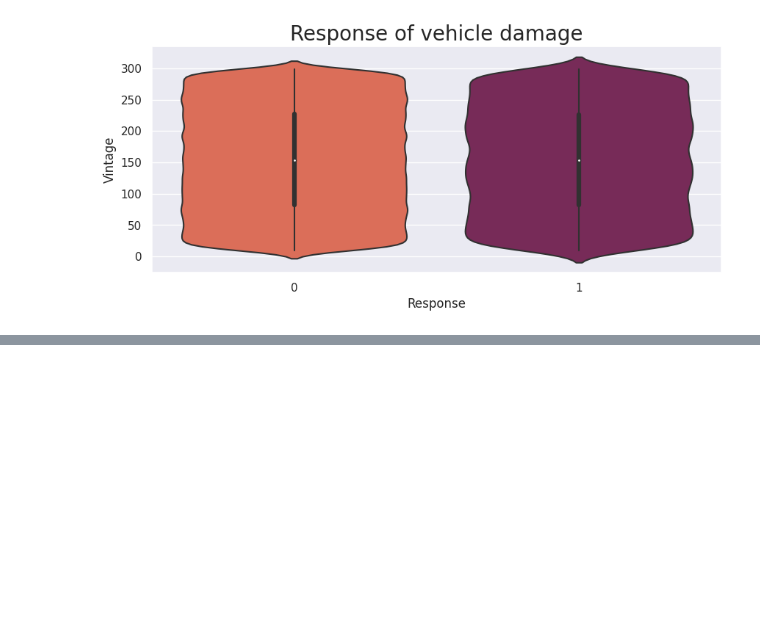
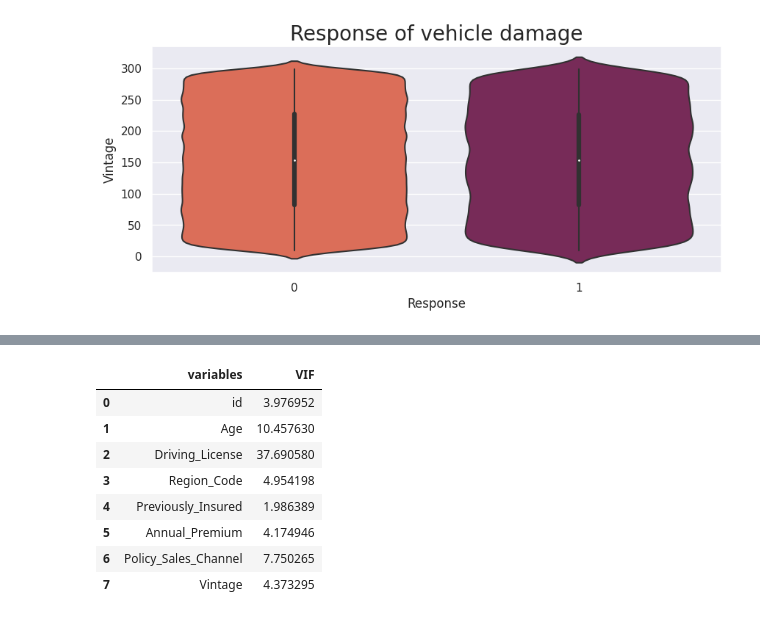
Before and after one commit to shwe-hg/capston-project-on-classification, a Jupyter notebook: project_on_classification(ML).ipynb, the cells around one changed output, grey strips where cells are left out. Saved outputs shown, nothing was run; the diff lists cells and outputs as text; code cells hidden in the pictures; blank space fills up the shorter version.

```diff
--- a/project_on_classification(ML).ipynb
+++ b/project_on_classification(ML).ipynb
@@ -647,0 +656,22 @@ plt.show()
+# %%
+# Finding Multicollinearity
+from statsmodels.stats.outliers_influence import variance_inflation_factor
+
+def cal_vif(X):
+    # Calculating VIF
+   vif = pd.DataFrame()
+   vif["variables"] = X.columns
+   vif["VIF"] = [variance_inflation_factor(X.values, i) for i in range(X.shape[1])]
+   return(vif)
+# %%
+cal_vif(df1[[i for i in df1.describe().columns if i not in ['Response']]])
+# %% [output]
+|  | variables | VIF |
+| 0 | id | 3.976952 |
+| 1 | Age | 10.457630 |
+| 2 | Driving_License | 37.690580 |
+| 3 | Region_Code | 4.954198 |
+| 4 | Previously_Insured | 1.986389 |
+| 5 | Annual_Premium | 4.174946 |
+| 6 | Policy_Sales_Channel | 7.750265 |
+| 7 | Vintage | 4.373295 |
```
Also changed, not shown: parts of 3 cells of this notebook.
